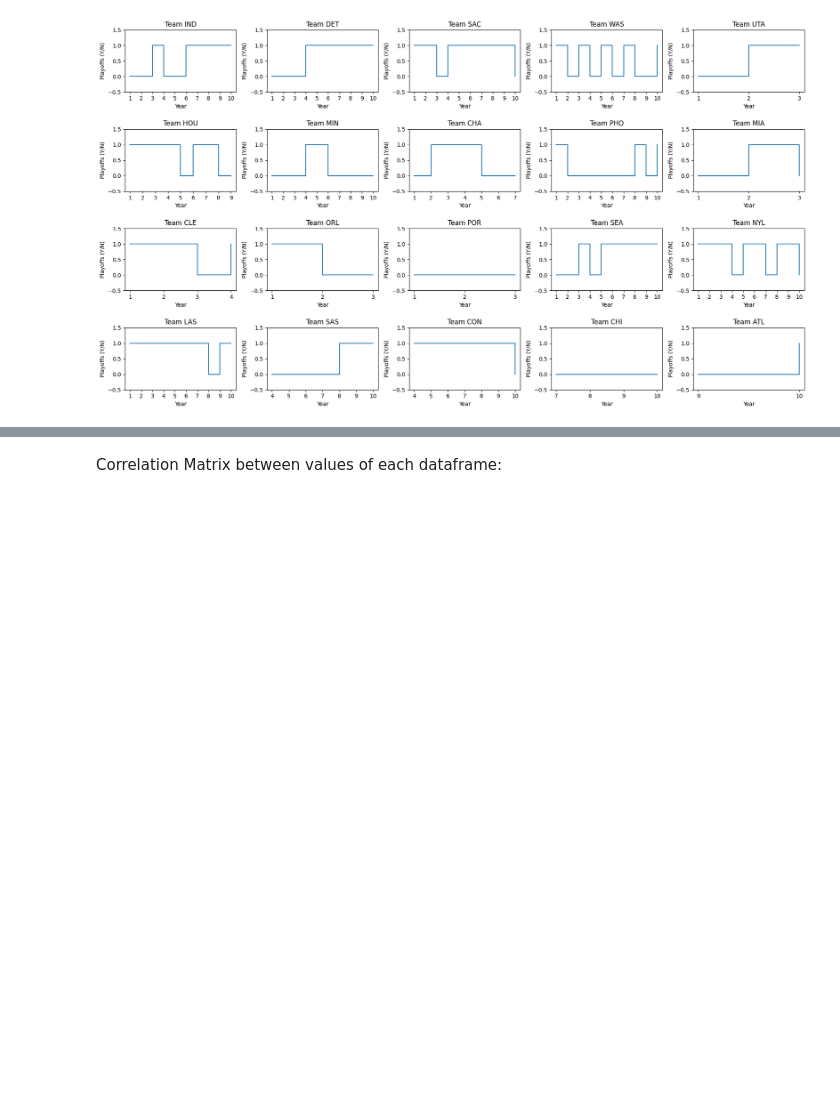
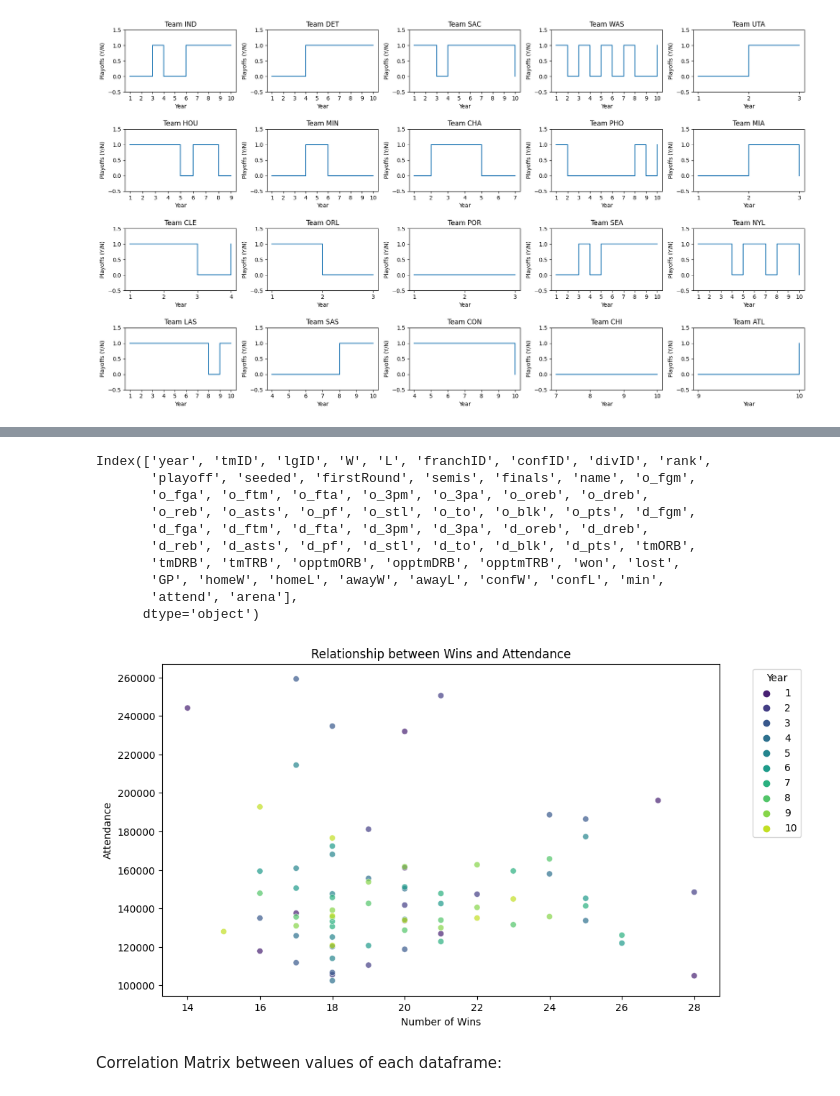
Before and after one commit to toni-santos/ac-2023, a Jupyter notebook: plots.ipynb, the cells around one changed output, grey strips where cells are left out. Drawn from its saved outputs; the diff is of its cells as text; code cells hidden in the pictures; blank space fills up the shorter version.

Commit message:
new plot

```diff
--- a/plots.ipynb
+++ b/plots.ipynb
@@ -230,3 +251,29 @@ plt.show()
+# %%
+tm_psa = tm_psa.loc[:,~tm_psa.columns.duplicated()].copy()
+print(tm_psa.columns)
+
+tm_psa['won'] = pd.to_numeric(tm_psa['won'], errors='coerce')  # Convert 'won' to numeric if needed
+tm_psa['attend'] = pd.to_numeric(tm_psa['attend'], errors='coerce')  # Convert 'attend' to numeric if needed
+
+plt.figure(figsize=(10, 6))
+sns.scatterplot(data=tm_psa, x='won', y='attend', hue='year', palette='viridis', alpha=0.7)
+plt.xlabel("Number of Wins")
+plt.ylabel("Attendance")
+plt.title("Relationship between Wins and Attendance")
+plt.legend(title='Year', bbox_to_anchor=(1.05, 1), loc='upper left')
+plt.show()
+# %% [output]
+Index(['year', 'tmID', 'lgID', 'W', 'L', 'franchID', 'confID', 'divID', 'rank',
+       'playoff', 'seeded', 'firstRound', 'semis', 'finals', 'name', 'o_fgm',
+       'o_fga', 'o_ftm', 'o_fta', 'o_3pm', 'o_3pa', 'o_oreb', 'o_dreb',
+       'o_reb', 'o_asts', 'o_pf', 'o_stl', 'o_to', 'o_blk', 'o_pts', 'd_fgm',
+       'd_fga', 'd_ftm', 'd_fta', 'd_3pm', 'd_3pa', 'd_oreb', 'd_dreb',
+       'd_reb', 'd_asts', 'd_pf', 'd_stl', 'd_to', 'd_blk', 'd_pts', 'tmORB',
+       'tmDRB', 'tmTRB', 'opptmORB', 'opptmDRB', 'opptmTRB', 'won', 'lost',
+       'GP', 'homeW', 'homeL', 'awayW', 'awayL', 'confW', 'confL', 'min',
+       'attend', 'arena'],
+      dtype='object')
+[figure, added]
 # %% [markdown]
 Correlation Matrix between values of each dataframe:
 # %%
```
Also changed, not shown: parts of 4 cells of this notebook.
